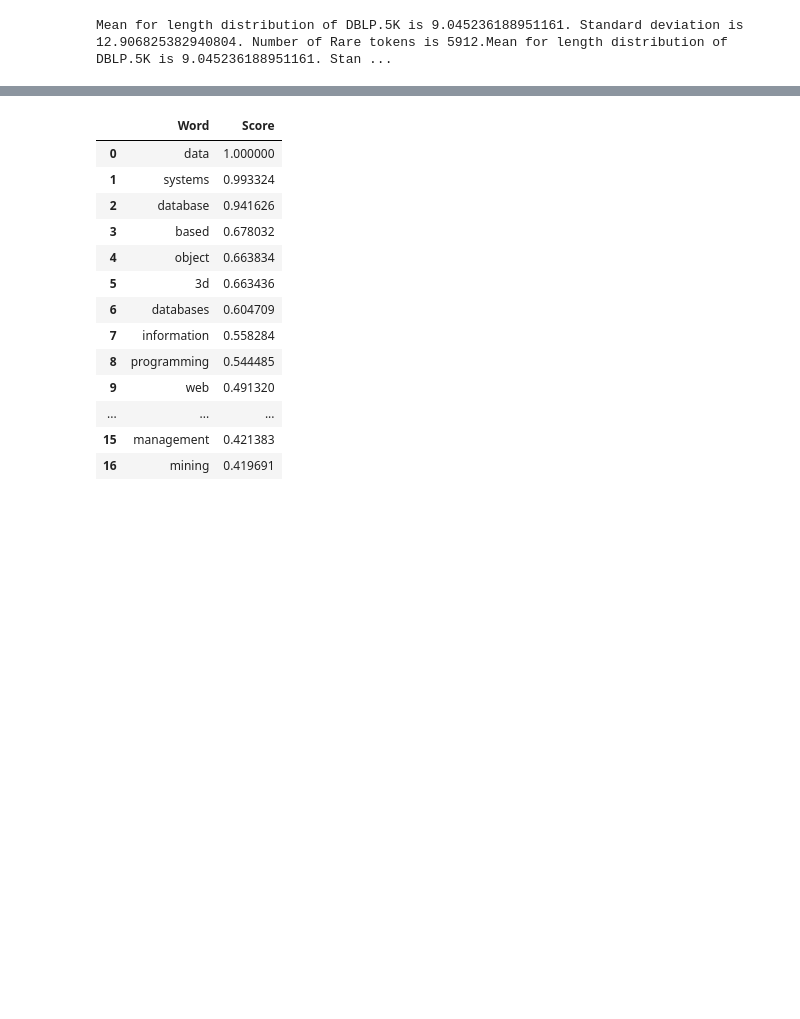
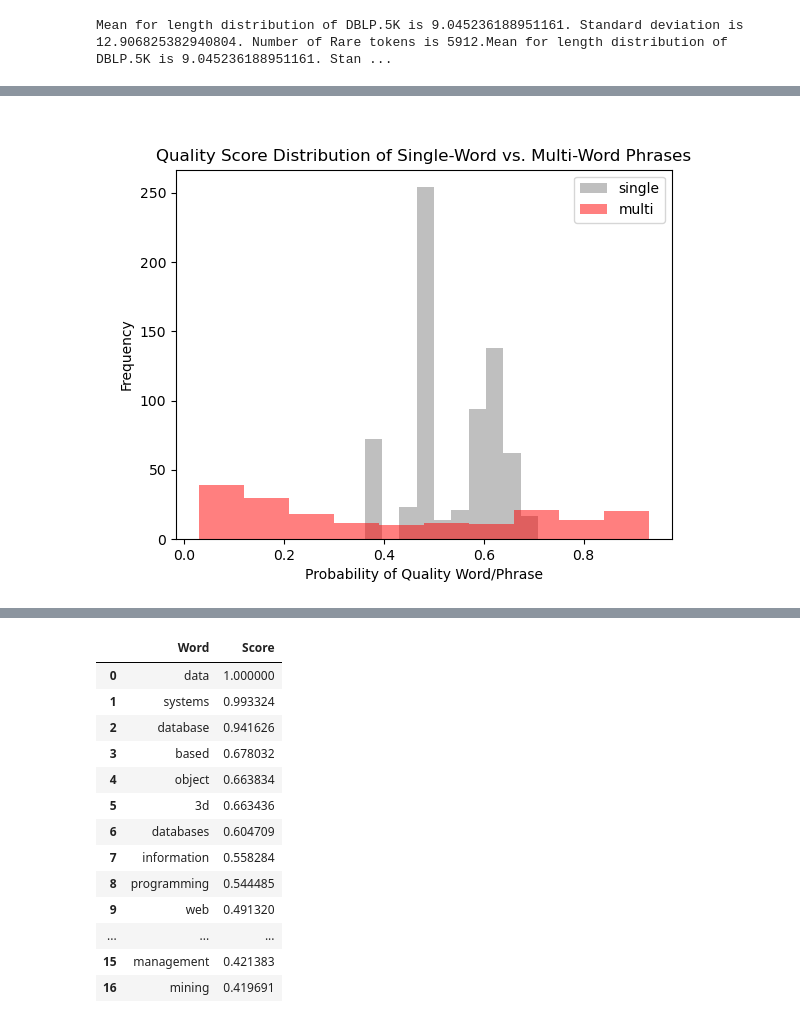
Before and after one commit to t2wan/DSC180B-Capstone, a Jupyter notebook: Notebook/EDA and Result Analysis.ipynb, the cells around one changed output, grey strips where cells are left out. Drawn from its saved outputs; the diff is of its cells as text; code cells hidden in the pictures; blank space fills up the shorter version.

Commit message:
updated graphs and notebooks

```diff
--- a/Notebook/EDA and Result Analysis.ipynb
+++ b/Notebook/EDA and Result Analysis.ipynb
@@ -52,0 +53,4 @@ Image("../data/outputs/single_value_distribution.png")
+# %%
+Image("../data/outputs/comparison_quality_score.png")
+# %% [output]
+[figure, added]
```
Also changed, not shown: parts of 14 cells of this notebook, 1 other file.
